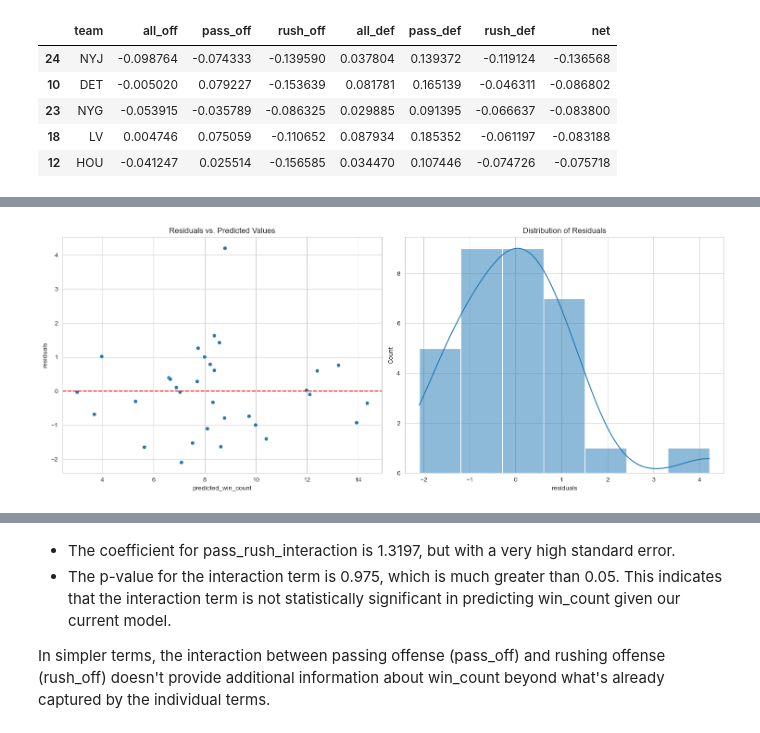
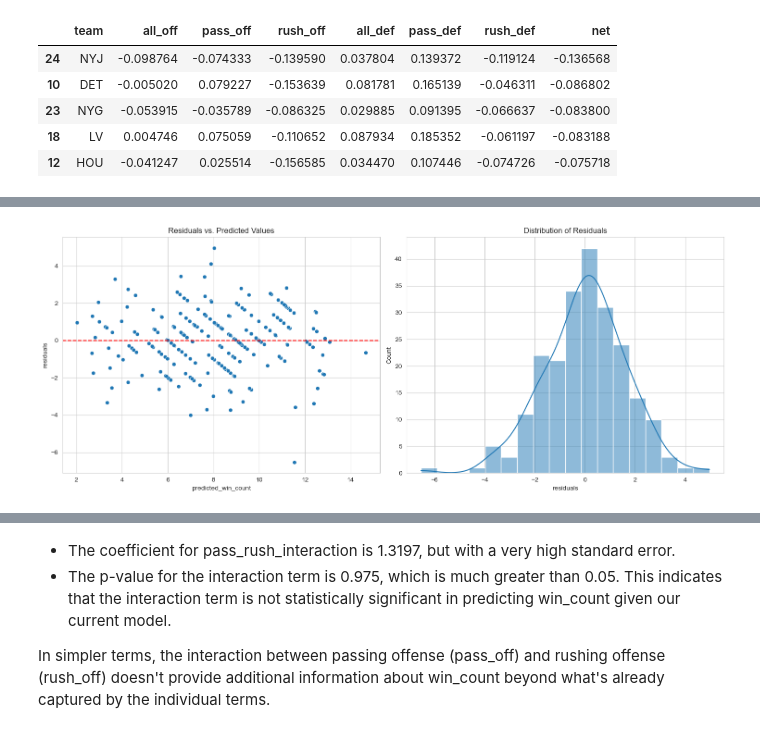
Before and after one commit to gbellamy512/projects, a Jupyter notebook: epa_eda.ipynb, the cells around one changed output, grey strips where cells are left out. Saved outputs shown, nothing was run; the diff lists cells and outputs as text; code cells hidden in the pictures.

```diff
--- a/epa_eda.ipynb
+++ b/epa_eda.ipynb
@@ -30,5 +34,6 @@ wins.head()
 # %%
-win_counts = wins.drop(columns=['week']).groupby('team').sum().reset_index()
+# win_counts = wins.drop(columns=['week']).groupby('team').sum().reset_index()
+win_counts = wins.drop(columns=['week']).groupby(['season', 'team']).sum().reset_index()
 win_counts.rename(columns={'win': 'win_count'}, inplace=True)
 win_counts.sort_values('win_count', ascending=False, inplace=True)
 win_counts.head()
@@ -65,3 +70,35 @@ epa.sort_values('net').head()
 | 23 | NYG | -0.053915 | -0.035789 | -0.086325 | 0.029885 | 0.091395 | -0.066637 | -0.083800 |
 | 18 | LV | 0.004746 | 0.075059 | -0.110652 | 0.087934 | 0.185352 | -0.061197 | -0.083188 |
 | 12 | HOU | -0.041247 | 0.025514 | -0.156585 | 0.034470 | 0.107446 | -0.074726 | -0.075718 |
+# %%
+pbp_rp = pbp[(pbp['pass'] == 1) | (pbp['rush'] == 1)]
+pbp_rp = pbp_rp.dropna(subset=['epa', 'posteam', 'defteam'])
+
+group_cols = ['season', 'posteam']
+# off_epa = pbp_rp.groupby('posteam')['epa'].mean().reset_index().rename(columns = {'epa' : 'all'})
+off_epa = pbp_rp.groupby(group_cols)['epa'].mean().reset_index().rename(columns = {'epa' : 'all'})
+# off_pass_epa = pbp_rp[(pbp_rp['pass'] == 1)].groupby('posteam')['epa'].mean().reset_index().rename(columns = {'epa' : 'pass'})
+off_pass_epa = pbp_rp[(pbp_rp['pass'] == 1)].groupby(group_cols)['epa'].mean().reset_index().rename(columns = {'epa' : 'pass'})
+# off_epa = pd.merge(off_epa, off_pass_epa, on = 'posteam')
+off_epa = pd.merge(off_epa, off_pass_epa, on = group_cols)
+# off_rush_epa = pbp_rp[(pbp_rp['rush'] == 1)].groupby('posteam')['epa'].mean().reset_index().rename(columns = {'epa' : 'rush'})
+off_rush_epa = pbp_rp[(pbp_rp['rush'] == 1)].groupby(group_cols)['epa'].mean().reset_index().rename(columns = {'epa' : 'rush'})
+# off_epa = pd.merge(off_epa, off_rush_epa, on = 'posteam').rename(columns = {'posteam' : 'team'})
+off_epa = pd.merge(off_epa, off_rush_epa, on = group_cols).rename(columns = {'posteam' : 'team'})
+
+group_cols = ['season', 'defteam']
+# def_epa = pbp_rp.groupby('defteam')['epa'].mean().reset_index().rename(columns = {'epa' : 'all'})
+def_epa = pbp_rp.groupby(group_cols)['epa'].mean().reset_index().rename(columns = {'epa' : 'all'})
+# def_pass_epa = pbp_rp[(pbp_rp['pass'] == 1)].groupby('defteam')['epa'].mean().reset_index().rename(columns = {'epa' : 'pass'})
+def_pass_epa = pbp_rp[(pbp_rp['pass'] == 1)].groupby(group_cols)['epa'].mean().reset_index().rename(columns = {'epa' : 'pass'})
+# def_epa = pd.merge(def_epa, def_pass_epa, on = 'defteam')
+def_epa = pd.merge(def_epa, def_pass_epa, on = group_cols)
+# def_rush_epa = pbp_rp[(pbp_rp['rush'] == 1)].groupby('defteam')['epa'].mean().reset_index().rename(columns = {'epa' : 'rush'})
+def_rush_epa = pbp_rp[(pbp_rp['rush'] == 1)].groupby(group_cols)['epa'].mean().reset_index().rename(columns = {'epa' : 'rush'})
+# def_epa = pd.merge(def_epa, def_rush_epa, on = 'defteam').rename(columns = {'defteam' : 'team'})
+def_epa = pd.merge(def_epa, def_rush_epa, on = group_cols).rename(columns = {'defteam' : 'team'})
+
+# epa = pd.merge(off_epa, def_epa, on = 'team', suffixes=('_off', '_def'))
+epa = pd.merge(off_epa, def_epa, on = ['season', 'team'], suffixes=('_off', '_def'))
+epa['net'] = epa['all_off'] - epa['all_def']
+epa.sort_values('net').head()
@@ -68,5 +112,6 @@ epa.sort_values('net').head()
 # %%
-df = pd.merge(win_counts, epa, on = 'team')
+# df = pd.merge(win_counts, epa, on = 'team')
+df = pd.merge(win_counts, epa, on = ['season', 'team'])
 df.to_csv('delete.csv')
 df.head()
 # %% [output]
@@ -255,17 +306,19 @@ plt.show()
 # %%
+df = pd.read_csv('delete.csv')
+
 df['predicted_win_count'] = model_refined.predict(X_refined)
 df['residuals'] = df['win_count'] - df['predicted_win_count']
 
 fig, axes = plt.subplots(1, 2, figsize=(15, 6))
 
 sns.scatterplot(data=df, x='predicted_win_count', y='residuals', ax=axes[0])
 axes[0].set_title('Residuals vs. Predicted Values')
 axes[0].axhline(y=0, color='r', linestyle='--')
 
 sns.histplot(data=df, x='residuals', kde=True, ax=axes[1])
 axes[1].set_title('Distribution of Residuals')
 
 plt.tight_layout()
 plt.show()
 # %% [output]
-[figure, old version]
+[figure, new version]
```
Also changed, not shown: parts of 26 cells of this notebook.
